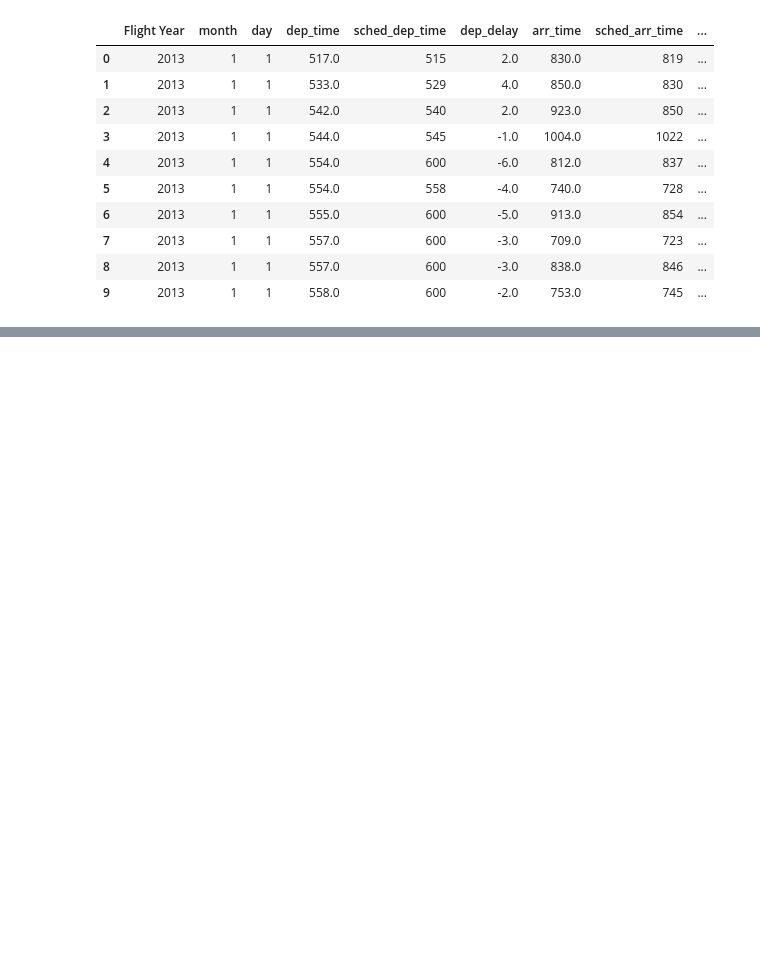
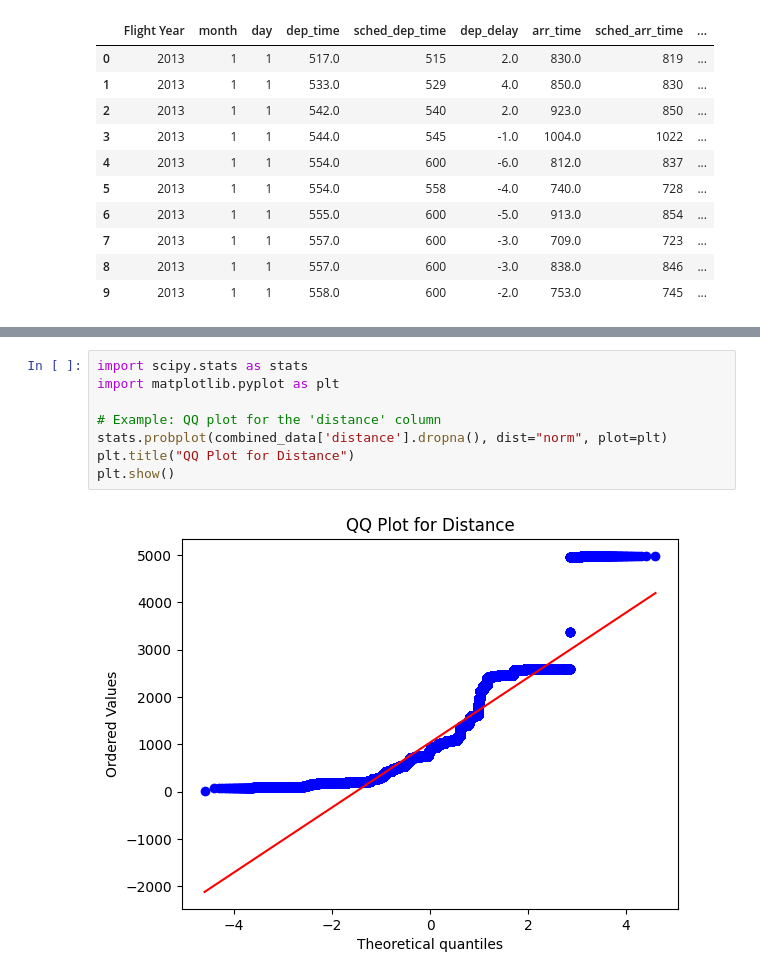
Before and after one commit to Saahil2106/Cloud9, a Jupyter notebook: Group06_Milestone2&3 (1).ipynb, the cells around one changed output, grey strips where cells are left out. Saved outputs shown, nothing was run; the diff lists cells and outputs as text; blank space fills up the shorter version.

Commit message:
Adding central tendency, dispersion, qq plots and data similarity statistics

```diff
--- a/Group06_Milestone2&3 (1).ipynb
+++ b/Group06_Milestone2&3 (1).ipynb
@@ -918,0 +980,10 @@ combined_data.head(10)
+# %%
+import scipy.stats as stats
+import matplotlib.pyplot as plt
+
+# Example: QQ plot for the 'distance' column
+stats.probplot(combined_data['distance'].dropna(), dist="norm", plot=plt)
+plt.title("QQ Plot for Distance")
+plt.show()
+# %% [output]
+[figure, added]
```
Also changed, not shown: parts of 10 cells of this notebook.
